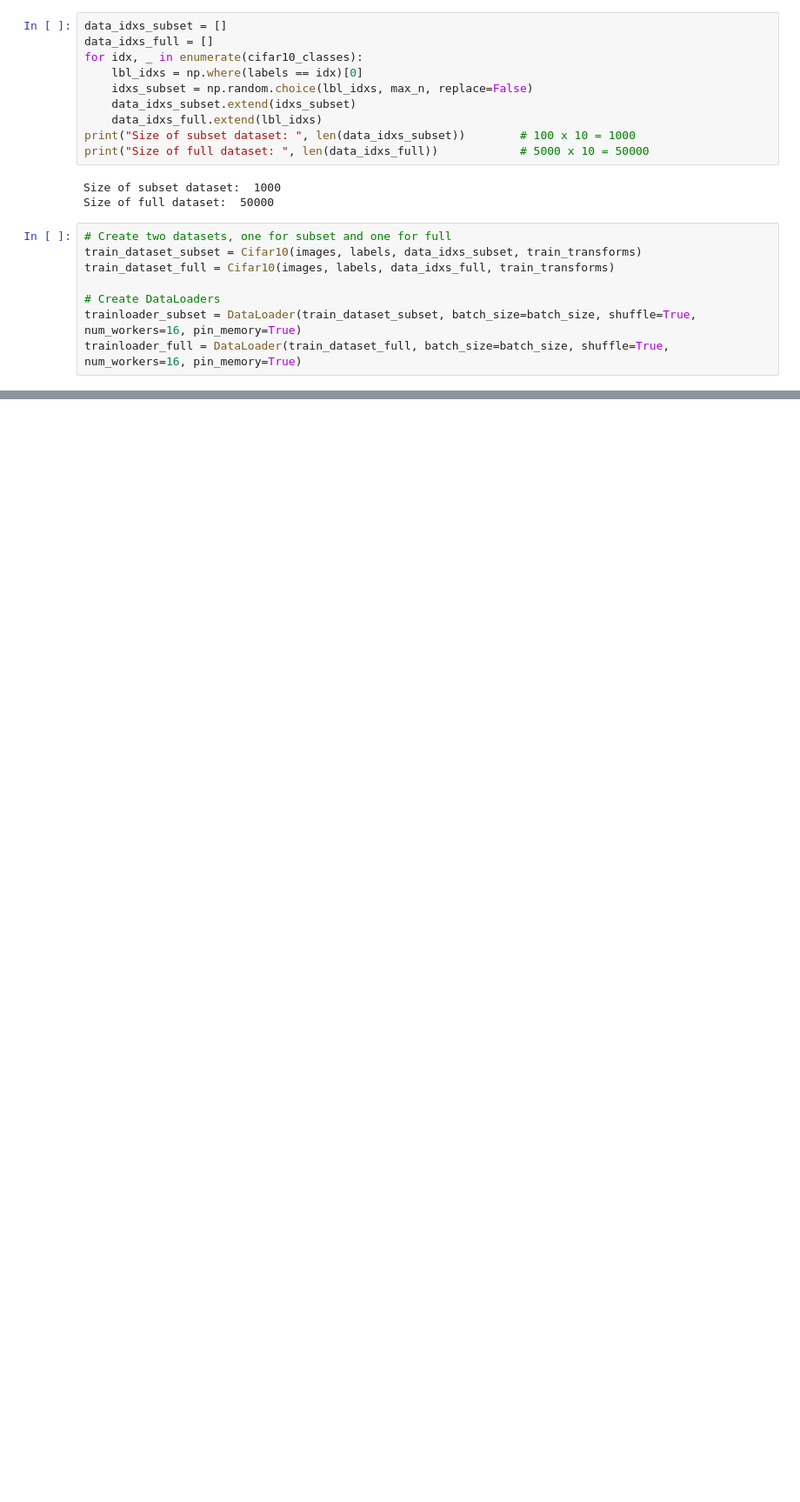
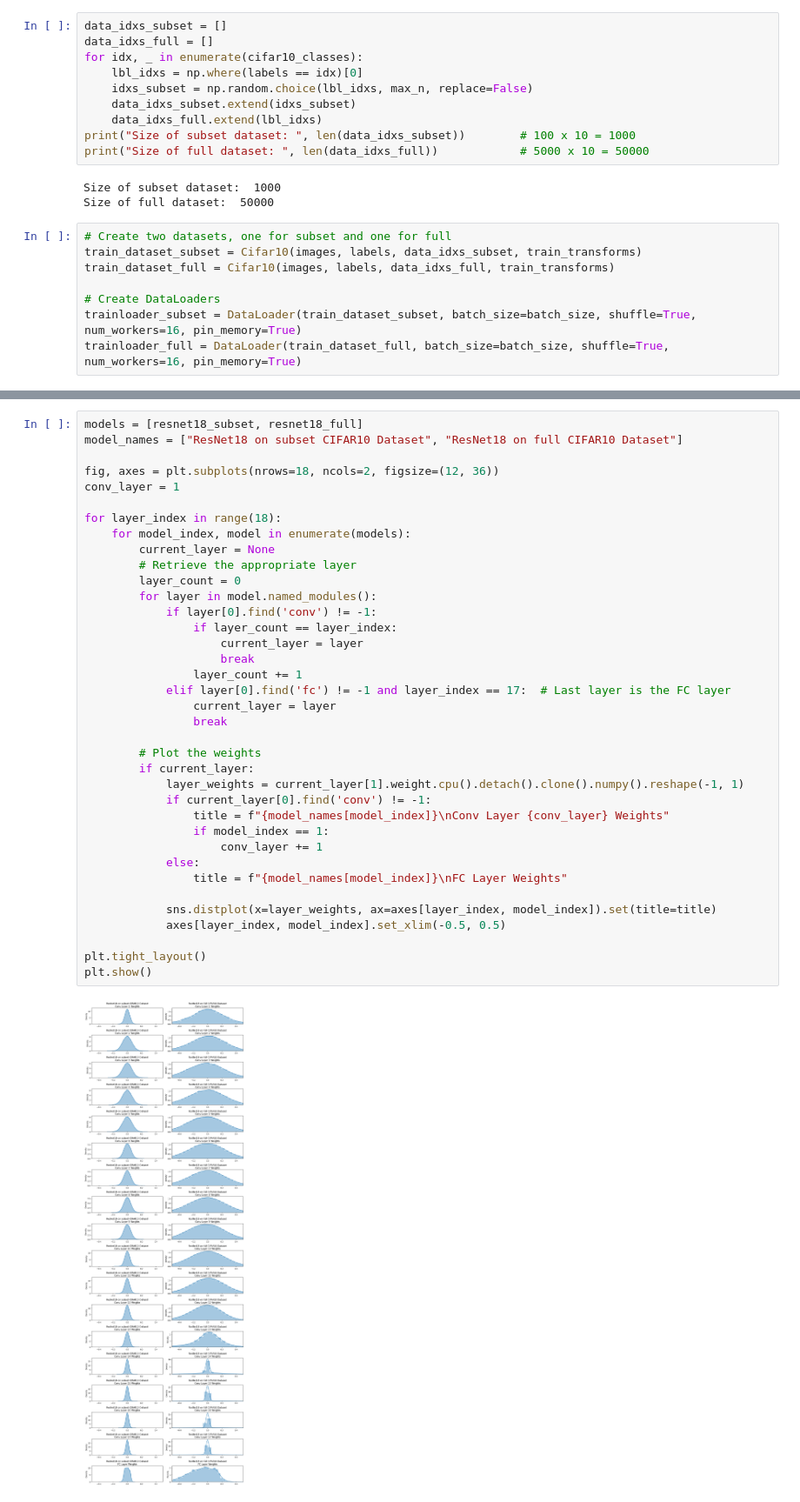
Before and after one commit to munish30monga/gnr_650, a Jupyter notebook: assignment_1.ipynb, the cells around one changed output, grey strips where cells are left out. Shown at 87% size. Cells and saved outputs as stored; diff of their text form; blank space fills up the shorter version.

```diff
--- a/assignment_1.ipynb
+++ b/assignment_1.ipynb
@@ -499,0 +469,39 @@ plt.show()
+# %%
+models = [resnet18_subset, resnet18_full]
+model_names = ["ResNet18 on subset CIFAR10 Dataset", "ResNet18 on full CIFAR10 Dataset"]
+
+fig, axes = plt.subplots(nrows=18, ncols=2, figsize=(12, 36))
+conv_layer = 1
+
+for layer_index in range(18):
+    for model_index, model in enumerate(models):
+        current_layer = None
+        # Retrieve the appropriate layer
+        layer_count = 0
+        for layer in model.named_modules():
+            if layer[0].find('conv') != -1:
+                if layer_count == layer_index:
+                    current_layer = layer
+                    break
+                layer_count += 1
+            elif layer[0].find('fc') != -1 and layer_index == 17:  # Last layer is the FC layer
+                current_layer = layer
+                break
+
+        # Plot the weights
+        if current_layer:
+            layer_weights = current_layer[1].weight.cpu().detach().clone().numpy().reshape(-1, 1)
+            if current_layer[0].find('conv') != -1:
+                title = f"{model_names[model_index]}\nConv Layer {conv_layer} Weights"
+                if model_index == 1:
+                    conv_layer += 1
+            else:
+                title = f"{model_names[model_index]}\nFC Layer Weights"
+
+            sns.distplot(x=layer_weights, ax=axes[layer_index, model_index]).set(title=title)
+            axes[layer_index, model_index].set_xlim(-0.5, 0.5)
+
+plt.tight_layout()
+plt.show()
+# %% [output]
+[figure, added]
```
Also changed, not shown: parts of 9 cells of this notebook, 1 other file.
